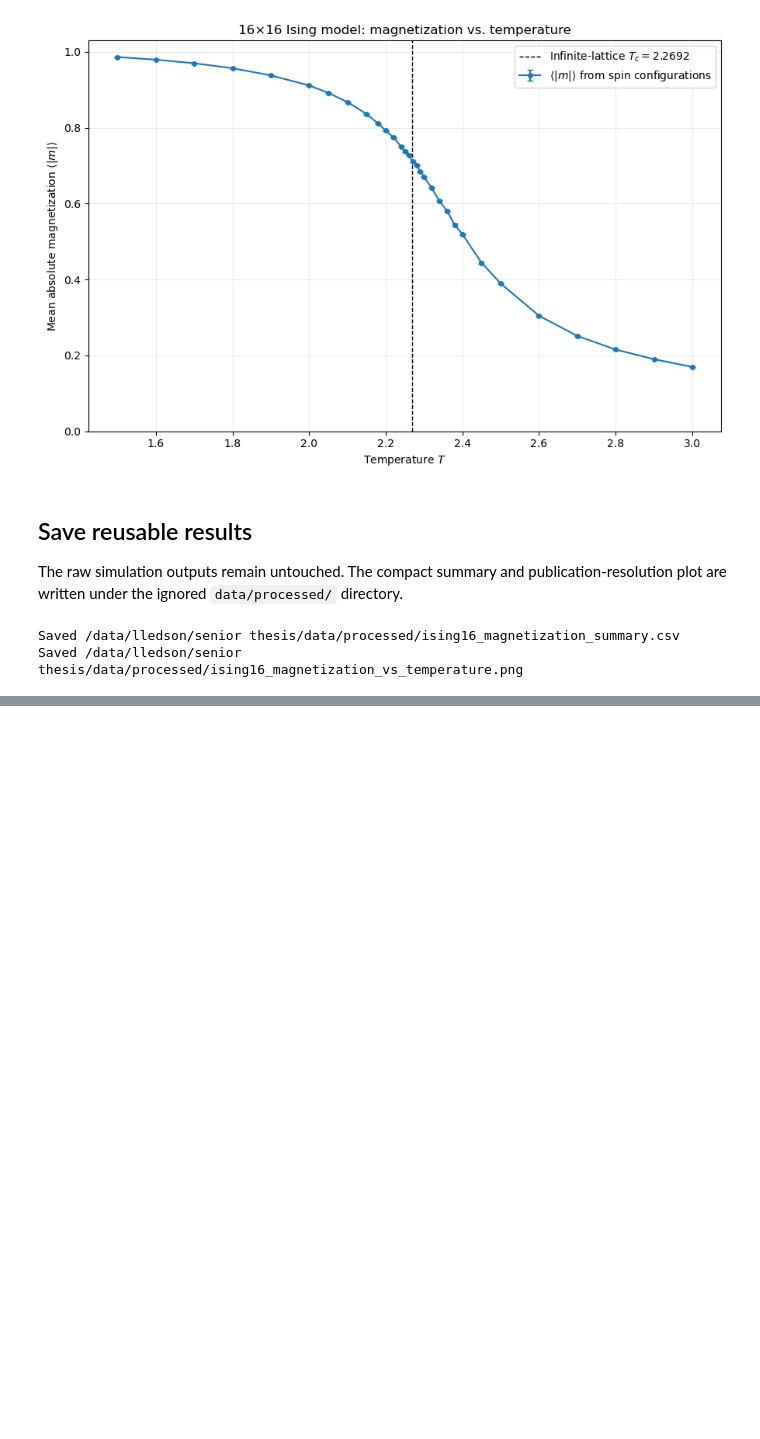
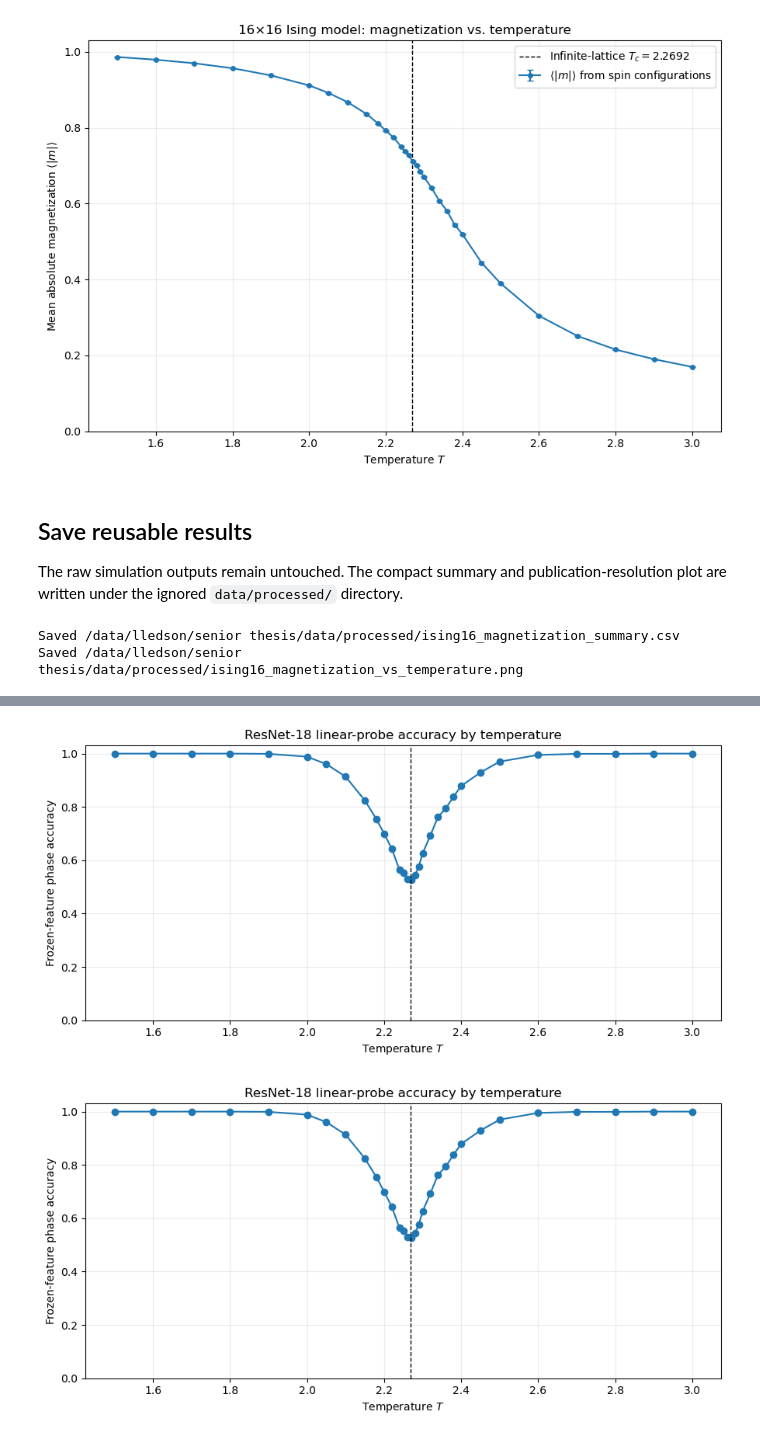
Before and after one commit to lledson425/Summer25, a Jupyter notebook: notebooks/ising/ising16_magnetization.ipynb, the cells around one changed output, grey strips where cells are left out. Drawn from its saved outputs; the diff is of its cells as text; code cells hidden in the pictures; blank space fills up the shorter version.

```diff
--- a/notebooks/ising/ising16_magnetization.ipynb
+++ b/notebooks/ising/ising16_magnetization.ipynb
@@ -200,0 +214,22 @@ Saved /data/lledson/senior thesis/data/processed/ising16_magnetization_vs_temper
+# %%
+import time
+
+import torch
+import torch.nn.functional as F
+from sklearn.decomposition import PCA
+from sklearn.linear_model import LogisticRegression
+from sklearn.metrics import accuracy_score, balanced_accuracy_score, confusion_matrix
+from torchvision.models import ResNet18_Weights, resnet18
+
+DEVICE = torch.device('cuda' if torch.cuda.is_available() else 'cpu')
+BATCH_SIZE = 256 if DEVICE.type == 'cuda' else 32
+CANONICALIZE_GLOBAL_FLIP = True
+
+EMBEDDING_PATH = OUTPUT_ROOT / 'ising16_resnet18_embeddings.npy'
+EMBEDDING_TEMPERATURE_PATH = OUTPUT_ROOT / 'ising16_resnet18_temperatures.npy'
+PCA_PATH = OUTPUT_ROOT / 'ising16_resnet18_pca.npy'
+
+print(f'PyTorch {torch.__version__}')
+print(f'Embedding device: {DEVICE}')
+if DEVICE.type == 'cuda':
+    print(f'GPU: {torch.cuda.get_device_name(0)}')
@@ -200,0 +461,26 @@ Saved /data/lledson/senior thesis/data/processed/ising16_magnetization_vs_temper
+# %%
+# Temperature-resolved probe accuracy shows where ambiguity is concentrated.
+test_temperature = temperature_grid[800:].reshape(-1)
+temperature_accuracy = pd.DataFrame({
+    'temperature': test_temperature,
+    'correct': predicted_phase == test_phase,
+}).groupby('temperature', as_index=False)['correct'].mean()
+
+fig, ax = plt.subplots(figsize=(9, 4.5))
+ax.plot(temperature_accuracy['temperature'], temperature_accuracy['correct'], 'o-')
+ax.axvline(critical_temperature, color='black', linestyle='--', linewidth=1)
+ax.set(
+    xlabel='Temperature $T$',
+    ylabel='Frozen-feature phase accuracy',
+    ylim=(0, 1.03),
+    title='ResNet-18 linear-probe accuracy by temperature',
+)
+ax.grid(alpha=0.25)
+fig.tight_layout()
+
+probe_figure_path = OUTPUT_ROOT / 'ising16_resnet18_phase_probe.png'
+fig.savefig(probe_figure_path, dpi=250, bbox_inches='tight')
+fig
+# %% [output]
+[figure, added]
+[figure, added]
```
Also changed, not shown: parts of 9 cells of this notebook, 2 other files.
